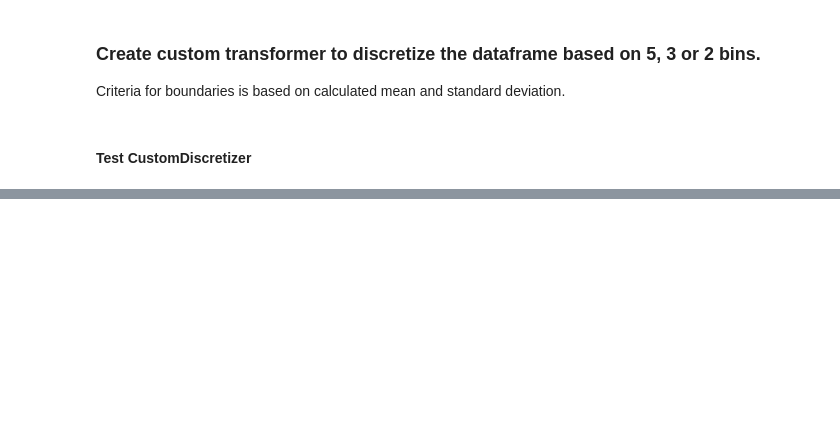
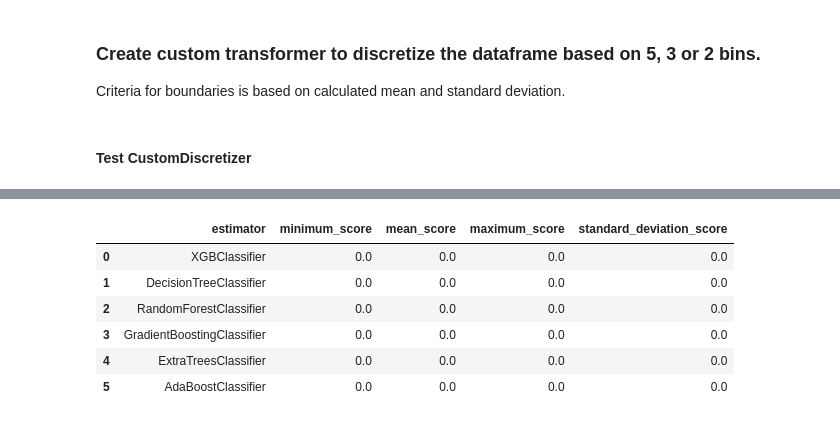
Before and after one commit to A-Hoenig/student-AI, a Jupyter notebook: jupyter_notebooks/Notebook_8_math_model_classification.ipynb, the cells around one changed output, grey strips where cells are left out. Cells and saved outputs as stored; diff of their text form; code cells hidden in the pictures; blank space fills up the shorter version.

```diff
--- a/jupyter_notebooks/Notebook_8_math_model_classification.ipynb
+++ b/jupyter_notebooks/Notebook_8_math_model_classification.ipynb
@@ -150,6 +149,8 @@ To do this I can use the custom parameter test function, derived in the CodeInst
 # %%
 def PipelineOptimization(model):
     pipeline_base = ImbPipeline([
+
+        # ("custom_discretizer", CustomDiscretizer(n_bins=5, columns=['MathScore'])),
 
         ("OrdinalCategoricalEncoder", OrdinalEncoder(
             encoding_method='arbitrary',
@@ -159,12 +160,9 @@ def PipelineOptimization(model):
                 'ParentEduc',
                 'LunchType',
                 'TestPrep',
-                'ParentMaritalStatus',
-                'PracticeSport',
-                'IsFirstChild',
-                'WklyStudyHours'])),
+                ])),
 
-        ("undersample", RandomUnderSampler()),  # Assuming enough data values - another option will be SMOTE
+        # ("undersample", RandomUnderSampler()),  # Assuming enough data values - another option will be SMOTE
 
         ("feature_selection", SelectFromModel(model)),
 
@@ -174,7 +172,7 @@ def PipelineOptimization(model):
 
     return pipeline_base
 # %%
-models_quick_search = {
+models_algorithm_list = {
     "XGBClassifier": XGBClassifier(random_state=0),
     "DecisionTreeClassifier": DecisionTreeClassifier(random_state=0),
     "RandomForestClassifier": RandomForestClassifier(random_state=0),
@@ -183,7 +181,7 @@ models_quick_search = {
     "AdaBoostClassifier": AdaBoostClassifier(random_state=0),
 }
 
-parameters_quick_search = {
+parameters_list = {
     "XGBClassifier":{},
     "DecisionTreeClassifier":{},
     "RandomForestClassifier":{},
@@ -287,0 +371,3 @@ plt.show()
+# %%
+model_search = HyperparameterOptimizationSearch(models=models_algorithm_list, parameters=parameters_list)
+model_search.fit(math_train_features, math_train_scores, scoring=make_scorer(recall_score, labels=[0], average=None), n_jobs=-1, cv=5)
@@ -287,0 +392,11 @@ plt.show()
+# %%
+efd_2_model_grid_search_summary, efd_2_model_grid_search_pipelines = model_search.score_summary(sort_by='mean_score')
+efd_2_model_grid_search_summary
+# %% [output]
+|  | estimator | minimum_score | mean_score | maximum_score | standard_deviation_score |
+| 0 | XGBClassifier | 0.0 | 0.0 | 0.0 | 0.0 |
+| 1 | DecisionTreeClassifier | 0.0 | 0.0 | 0.0 | 0.0 |
+| 2 | RandomForestClassifier | 0.0 | 0.0 | 0.0 | 0.0 |
+| 3 | GradientBoostingClassifier | 0.0 | 0.0 | 0.0 | 0.0 |
+| 4 | ExtraTreesClassifier | 0.0 | 0.0 | 0.0 | 0.0 |
+| 5 | AdaBoostClassifier | 0.0 | 0.0 | 0.0 | 0.0 |
```
Also changed, not shown: parts of 11 cells of this notebook, 1 other file.
